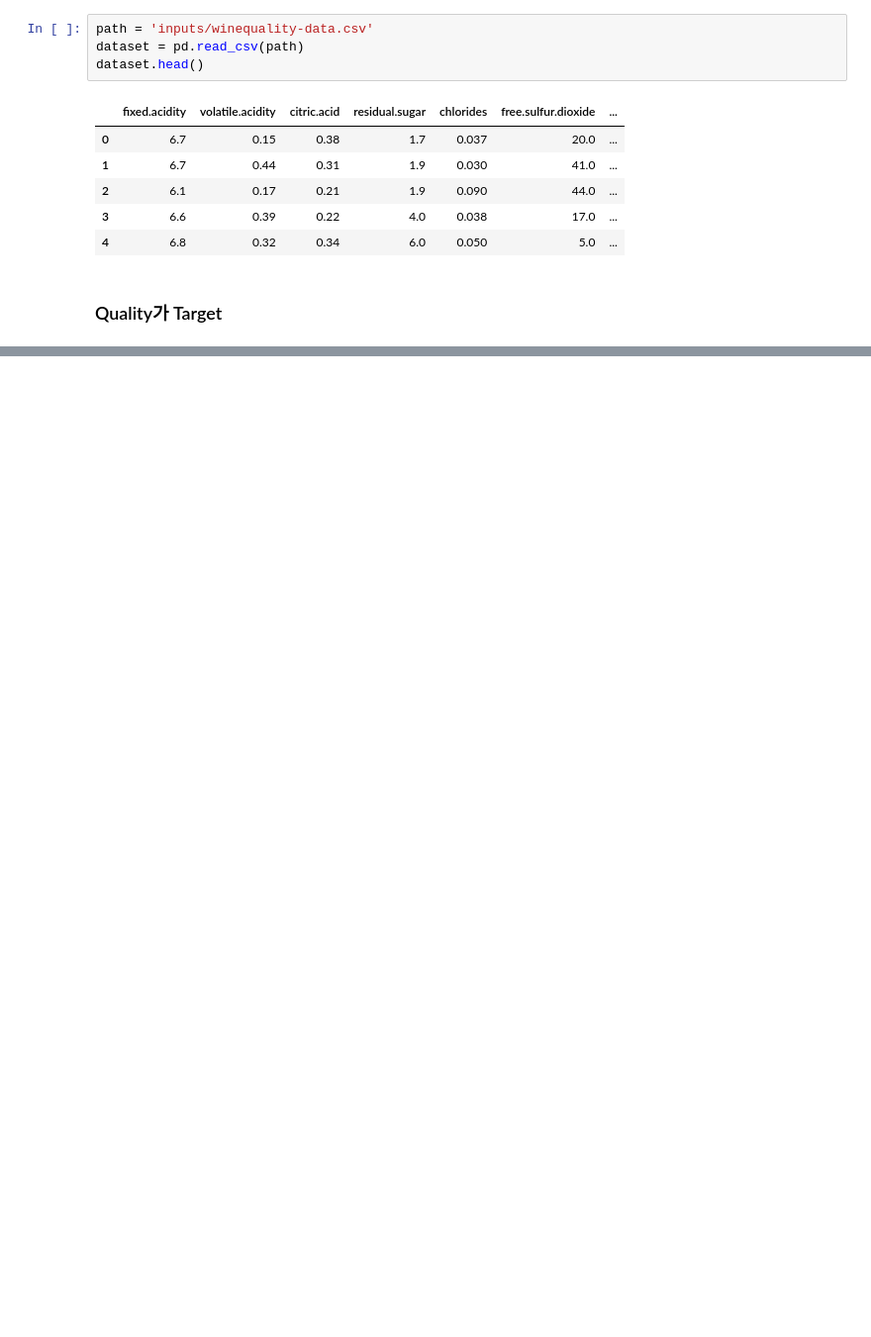
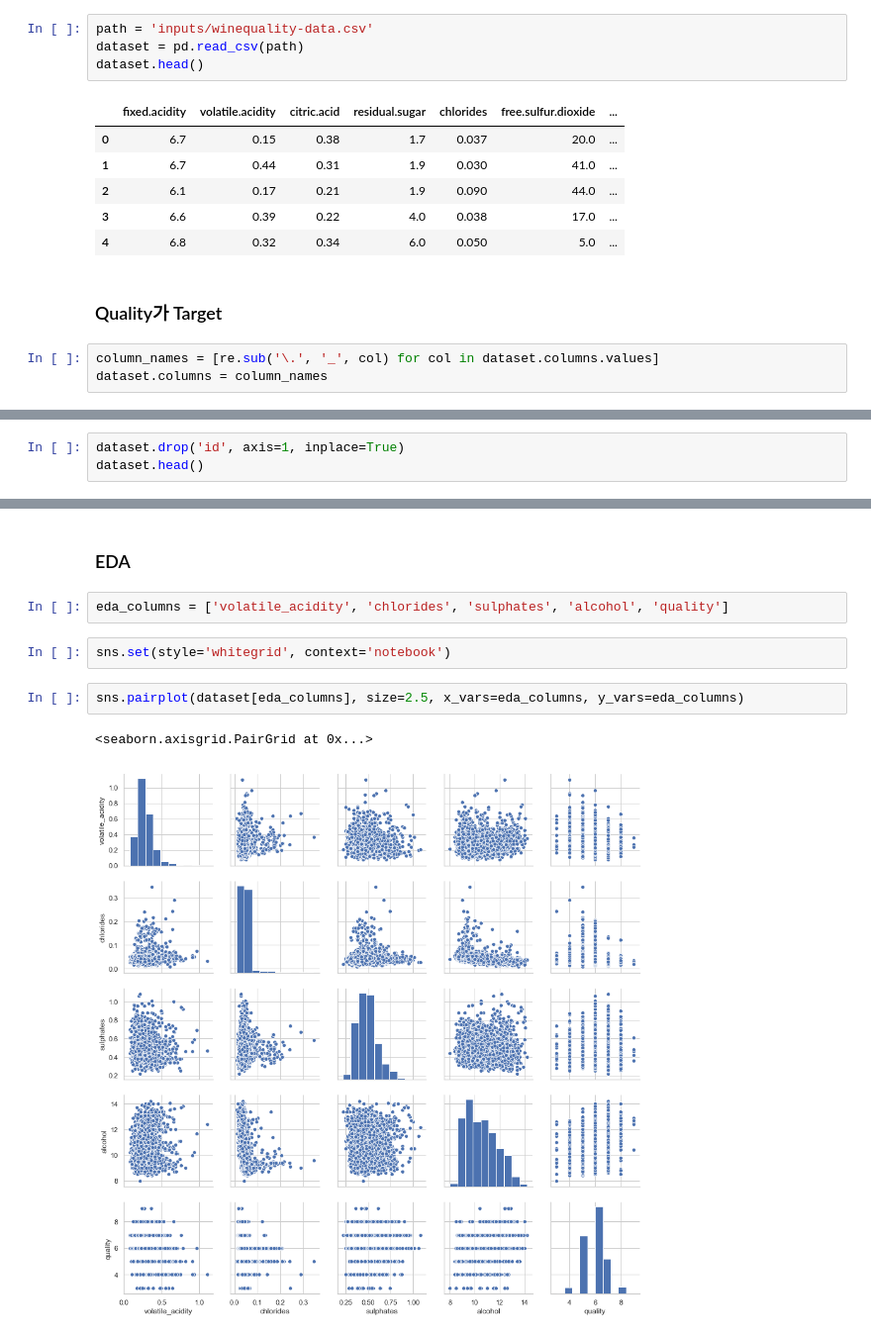
Before and after one commit to tkdguq05/TIL, a Jupyter notebook: Fastcampus/DSES_math_Linear_Regression01.ipynb, the cells around one changed output, grey strips where cells are left out. Shown: that part at 99% size. Saved outputs shown, nothing was run; the diff lists cells and outputs as text; blank space fills up the shorter version.

```diff
--- a/Fastcampus/DSES_math_Linear_Regression01.ipynb
+++ b/Fastcampus/DSES_math_Linear_Regression01.ipynb
@@ -15,3 +22,6 @@ dataset.head()
 | 4 | 6.8 | 0.32 | 0.34 | 6.0 | 0.050 | 5.0 | ... |
 # %% [markdown]
 ### Quality가 Target
+# %%
+column_names = [re.sub('\.', '_', col) for col in dataset.columns.values]
+dataset.columns = column_names
@@ -17,0 +37,3 @@ dataset.head()
+# %%
+dataset.drop('id', axis=1, inplace=True)
+dataset.head()
@@ -17,0 +134,11 @@ dataset.head()
+# %% [markdown]
+### EDA
+# %%
+eda_columns = ['volatile_acidity', 'chlorides', 'sulphates', 'alcohol', 'quality']
+# %%
+sns.set(style='whitegrid', context='notebook')
+# %%
+sns.pairplot(dataset[eda_columns], size=2.5, x_vars=eda_columns, y_vars=eda_columns)
+# %% [output]
+<seaborn.axisgrid.PairGrid at 0x...>
+[figure, added]
```
Also changed, not shown: parts of 69 cells of this notebook.
